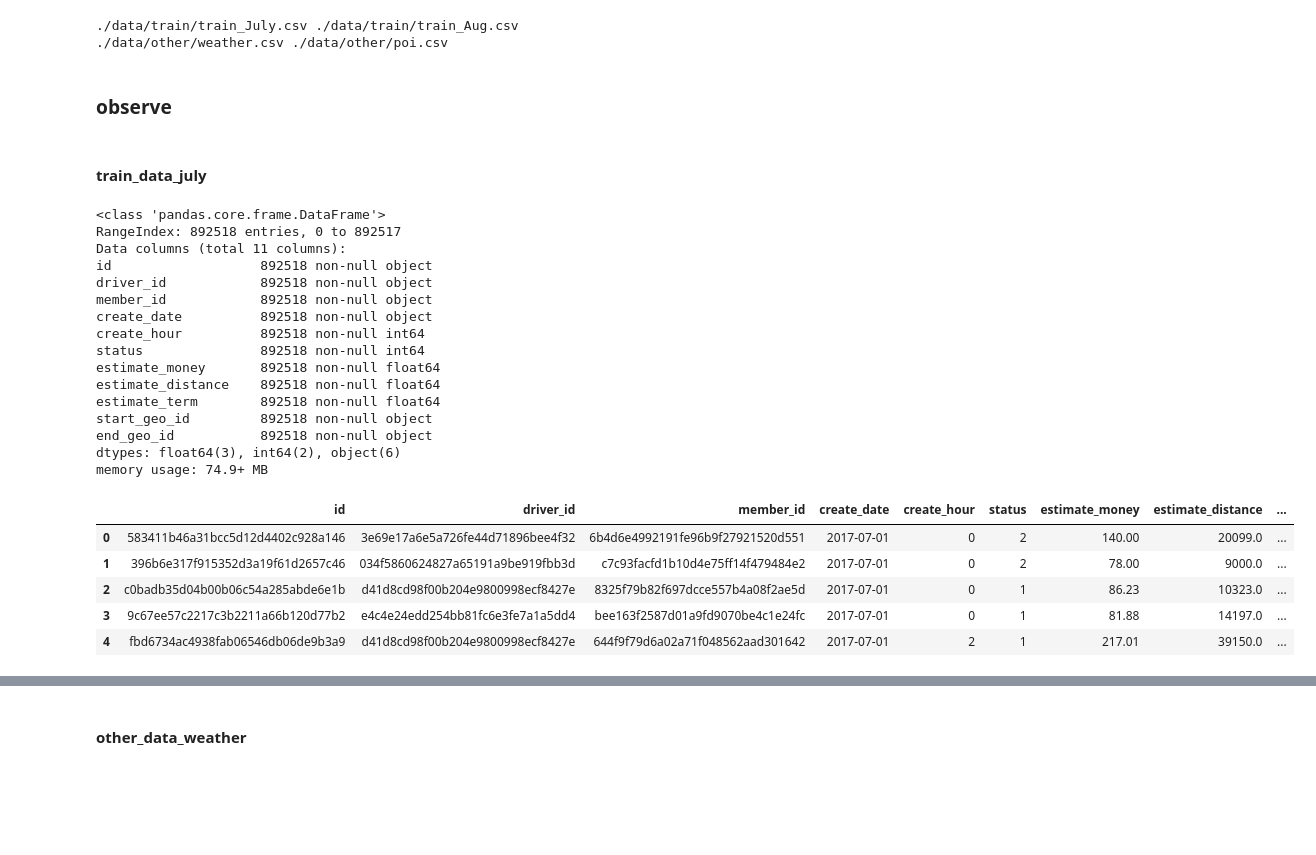
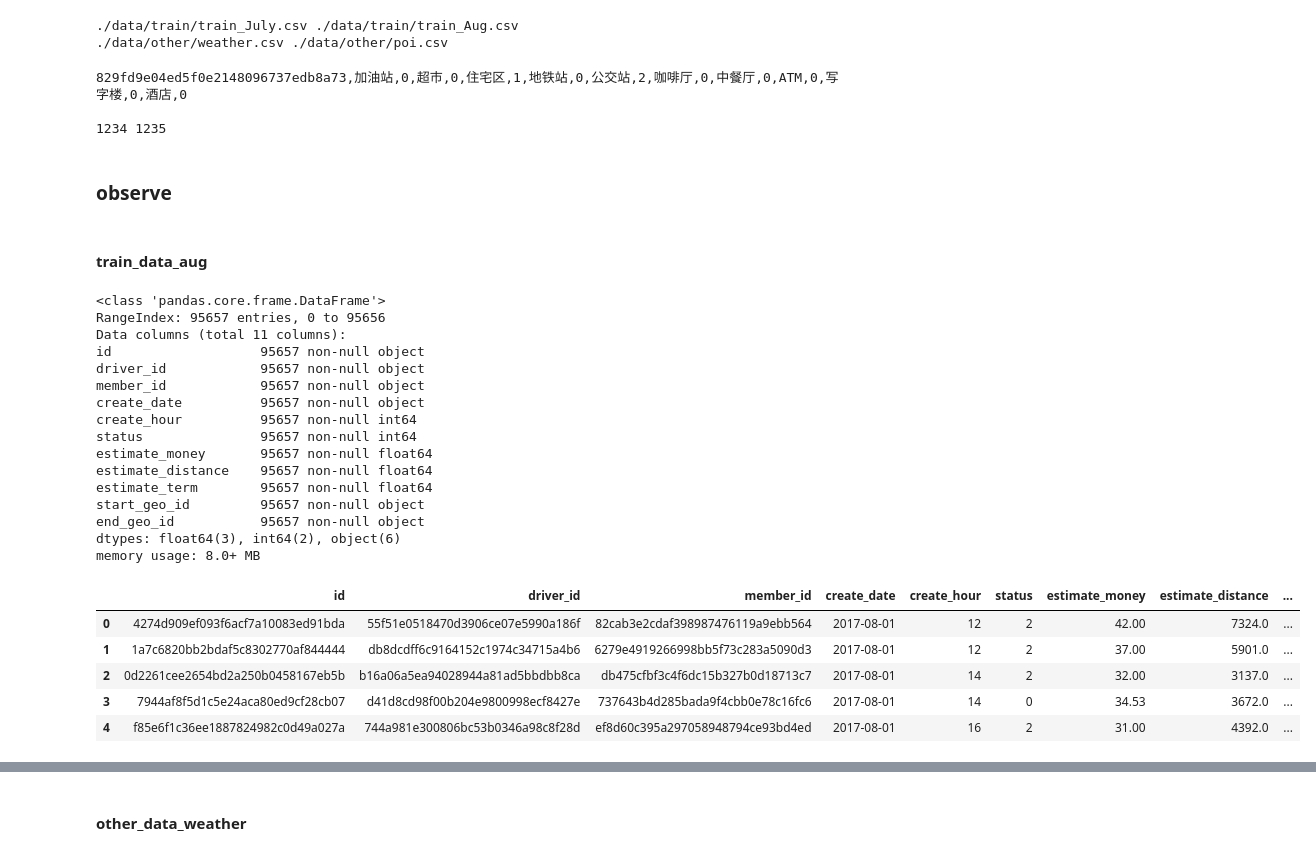
Before and after one commit to LinXueyuanStdio/UAIcup, a Jupyter notebook: analyseData.ipynb, the cells around one changed output, grey strips where cells are left out. Drawn from its saved outputs; the diff is of its cells as text; code cells hidden in the pictures; blank space fills up the shorter version.

Commit message:
<+ data>

```diff
--- a/analyseData.ipynb
+++ b/analyseData.ipynb
@@ -138,3 +139,28 @@ other_data_poi = pd.read_csv(opt.other_file_1)
 # %% [output]
 ./data/train/train_July.csv ./data/train/train_Aug.csv
 ./data/other/weather.csv ./data/other/poi.csv
+# %%
+header = ["geo_id区域ID","加油站","超市","住宅区","地铁站","公交站","咖啡厅","中餐厅","ATM","写字楼","酒店"]
+other_data_poi = []
+other_data_poi.append(",".join(header)+"\n")
+
+f = open(opt.other_file_1)
+count = 0
+for i in f.readlines():
+    count += 1
+    if count == 1:
+        print(i)
+    i = i[:-1] # 去掉"\n"
+    split_to_list = i.split(",")
+    concat_to_item = [split_to_list[a] for a in range(0,22,2)]
+    other_data_poi.append(",".join(concat_to_item)+"\n")
+print(count, len(other_data_poi))
+f.close()
+
+f_save = open(opt.other_data_root + "poi_pd.csv","w")
+f_save.writelines(other_data_poi)
+f_save.close()
+# %% [output]
+829fd9e04ed5f0e2148096737edb8a73,加油站,0,超市,0,住宅区,1,地铁站,0,公交站,2,咖啡厅,0,中餐厅,0,ATM,0,写字楼,0,酒店,0
+
+1234 1235
@@ -141,33 +169,33 @@ other_data_poi = pd.read_csv(opt.other_file_1)
 # %% [markdown]
 ### observe
 # %% [markdown]
-#### train_data_july
+#### train_data_aug
 # %%
-train_data_july.info()
+train_data_aug.info()
 # %% [output]
 <class 'pandas.core.frame.DataFrame'>
-RangeIndex: 892518 entries, 0 to 892517
+RangeIndex: 95657 entries, 0 to 95656
 Data columns (total 11 columns):
-id                   892518 non-null object
-driver_id            892518 non-null object
-member_id            892518 non-null object
-create_date          892518 non-null object
-create_hour          892518 non-null int64
-status               892518 non-null int64
-estimate_money       892518 non-null float64
-estimate_distance    892518 non-null float64
-estimate_term        892518 non-null float64
-start_geo_id         892518 non-null object
-end_geo_id           892518 non-null object
+id                   95657 non-null object
+driver_id            95657 non-null object
+member_id            95657 non-null object
+create_date          95657 non-null object
+create_hour          95657 non-null int64
+status               95657 non-null int64
+estimate_money       95657 non-null float64
+estimate_distance    95657 non-null float64
+estimate_term        95657 non-null float64
+start_geo_id         95657 non-null object
+end_geo_id           95657 non-null object
 dtypes: float64(3), int64(2), object(6)
-memory usage: 74.9+ MB
+memory usage: 8.0+ MB
 # %%
-train_data_july.head()
+train_data_aug.head()
 # %% [output]
 |  | id | driver_id | member_id | create_date | create_hour | status | estimate_money | estimate_distance | ... |
-| 0 | 583411b46a31bcc5d12d4402c928a146 | 3e69e17a6e5a726fe44d71896bee4f32 | 6b4d6e4992191fe96b9f27921520d551 | 2017-07-01 | 0 | 2 | 140.00 | 20099.0 | ... |
-| 1 | 396b6e317f915352d3a19f61d2657c46 | 034f5860624827a65191a9be919fbb3d | c7c93facfd1b10d4e75ff14f479484e2 | 2017-07-01 | 0 | 2 | 78.00 | 9000.0 | ... |
-| 2 | c0badb35d04b00b06c54a285abde6e1b | d41d8cd98f00b204e9800998ecf8427e | 8325f79b82f697dcce557b4a08f2ae5d | 2017-07-01 | 0 | 1 | 86.23 | 10323.0 | ... |
-| 3 | 9c67ee57c2217c3b2211a66b120d77b2 | e4c4e24edd254bb81fc6e3fe7a1a5dd4 | bee163f2587d01a9fd9070be4c1e24fc | 2017-07-01 | 0 | 1 | 81.88 | 14197.0 | ... |
-| 4 | fbd6734ac4938fab06546db06de9b3a9 | d41d8cd98f00b204e9800998ecf8427e | 644f9f79d6a02a71f048562aad301642 | 2017-07-01 | 2 | 1 | 217.01 | 39150.0 | ... |
+| 0 | 4274d909ef093f6acf7a10083ed91bda | 55f51e0518470d3906ce07e5990a186f | 82cab3e2cdaf398987476119a9ebb564 | 2017-08-01 | 12 | 2 | 42.00 | 7324.0 | ... |
+| 1 | 1a7c6820bb2bdaf5c8302770af844444 | db8dcdff6c9164152c1974c34715a4b6 | 6279e4919266998bb5f73c283a5090d3 | 2017-08-01 | 12 | 2 | 37.00 | 5901.0 | ... |
+| 2 | 0d2261cee2654bd2a250b0458167eb5b | b16a06a5ea94028944a81ad5bbdbb8ca | db475cfbf3c4f6dc15b327b0d18713c7 | 2017-08-01 | 14 | 2 | 32.00 | 3137.0 | ... |
+| 3 | 7944af8f5d1c5e24aca80ed9cf28cb07 | d41d8cd98f00b204e9800998ecf8427e | 737643b4d285bada9f4cbb0e78c16fc6 | 2017-08-01 | 14 | 0 | 34.53 | 3672.0 | ... |
+| 4 | f85e6f1c36ee1887824982c0d49a027a | 744a981e300806bc53b0346a98c8f28d | ef8d60c395a297058948794ce93bd4ed | 2017-08-01 | 16 | 2 | 31.00 | 4392.0 | ... |
 # %%
```
Also changed, not shown: parts of 29 cells of this notebook, 1 other file.
